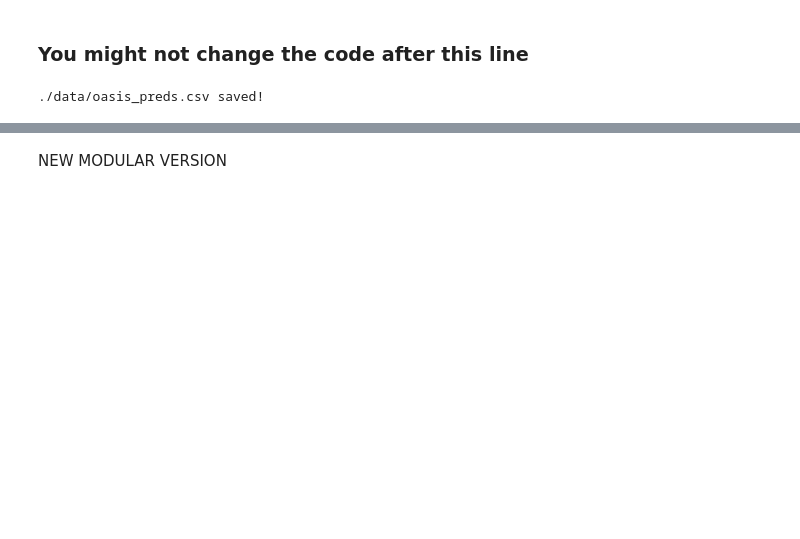
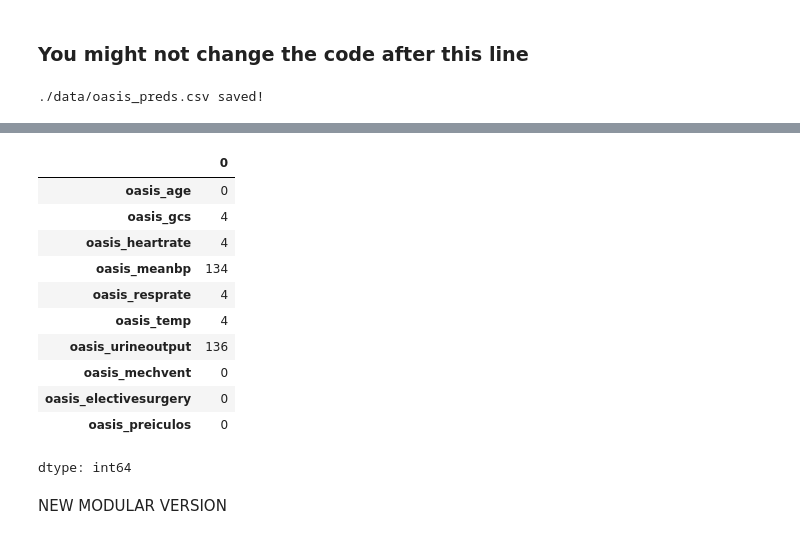
Before and after one commit to kkl5524/oasis-plus, a Jupyter notebook: oasis+.ipynb, the cells around one changed output, grey strips where cells are left out. Cells and saved outputs as stored; diff of their text form; code cells hidden in the pictures; blank space fills up the shorter version.

```diff
--- a/oasis+.ipynb
+++ b/oasis+.ipynb
@@ -346,3 +399,18 @@ ACC Sn Sp MCC AUC
+# %%
+df[oasis_variables].isna().sum()
+# %% [output]
+|  | 0 |
+| oasis_age | 0 |
+| oasis_gcs | 4 |
+| oasis_heartrate | 4 |
+| oasis_meanbp | 134 |
+| oasis_resprate | 4 |
+| oasis_temp | 4 |
+| oasis_urineoutput | 136 |
+| oasis_mechvent | 0 |
+| oasis_electivesurgery | 0 |
+| oasis_preiculos | 0 |
+dtype: int64
 # %%
 ### working code!! do not run
 
```
Also changed, not shown: parts of 12 cells of this notebook.
